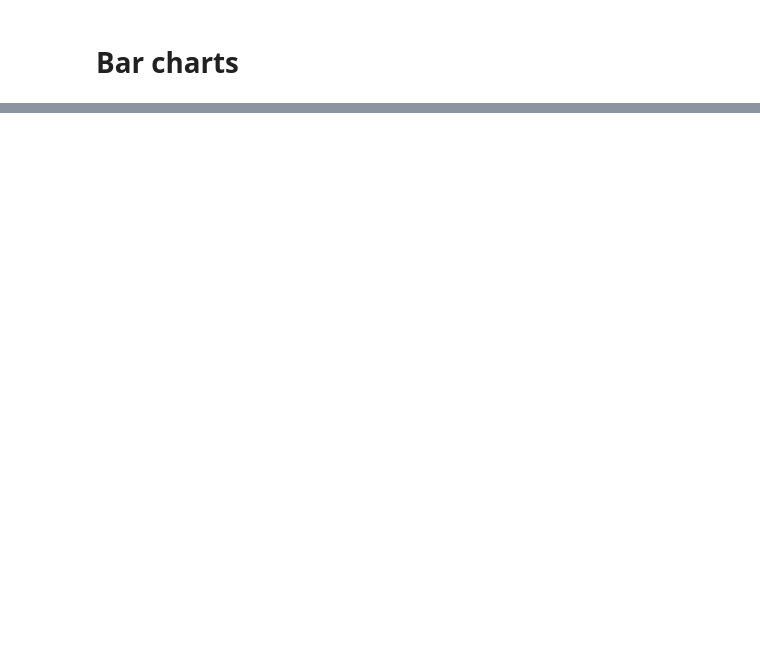
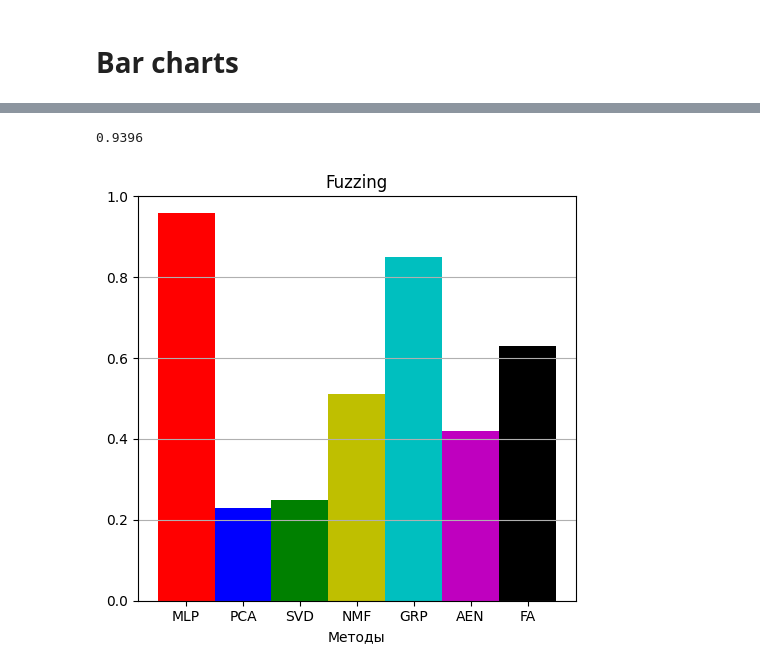
Before and after one commit to av-troshin77/computer_network_anomaly, a Jupyter notebook: Bar_charts.ipynb, the cells around one changed output, grey strips where cells are left out. Drawn from its saved outputs; the diff is of its cells as text; code cells hidden in the pictures; blank space fills up the shorter version.

```diff
--- a/Bar_charts.ipynb
+++ b/Bar_charts.ipynb
@@ -48,0 +47,32 @@ color_bar_plot(0)
+# %%
+print(results['AP']['MLP']['Fuzzing'])
+# %% [output]
+0.9396
+# %%
+# plot color bars
+def color_bar_plot(attack='Fuzzing', metric='AP'):
+    x = 0 # start position
+    width = 0.1  # bar width
+    fig, ax = plt.subplots(figsize=(5, 5))
+    rect1 = ax.bar(x-0.3, results[metric]['MLP'][attack], width, label='MLP', align='center', color='r')
+    rect2 = ax.bar(x-0.2, results[metric]['PCA'][attack], width, label='PCA', align='center', color='b')
+    rect3 = ax.bar(x-0.1, results[metric]['SVD'][attack], width, label='SVD', align='center', color='g')
+    rect4 = ax.bar(x-0.0, results[metric]['NMF'][attack], width, label='NMF', align='center', color='y')
+    rect5 = ax.bar(x+0.1, results[metric]['GRP'][attack], width, label='GRP', align='center', color='c')
+    rect6 = ax.bar(x+0.2, results[metric]['AEN'][attack], width, label='AEN', align='center', color='m')
+    rect7 = ax.bar(x+0.3, results[metric]['FA'][attack],  width, label='FA',  align='center', color='k')
+    ax.set_title(attack)
+    ax.set_xlabel('Методы')
+    ax.set_xticks(list(np.linspace(-0.3, 0.3, num=len(methods))))
+    ax.set_xticklabels(methods)
+    #ax.legend(loc='upper center', ncol=4)
+    ax.grid(axis='y')
+    ax.set_ylim(0,1)
+    fig.tight_layout()
+    # save fig
+    #fig.savefig('MAE_bars_colors1.png')
+    plt.show()
+# %%
+color_bar_plot(attack='Fuzzing', metric='AUC')
+# %% [output]
+[figure, added]
```
Also changed, not shown: parts of 11 cells of this notebook, 6 other files.
